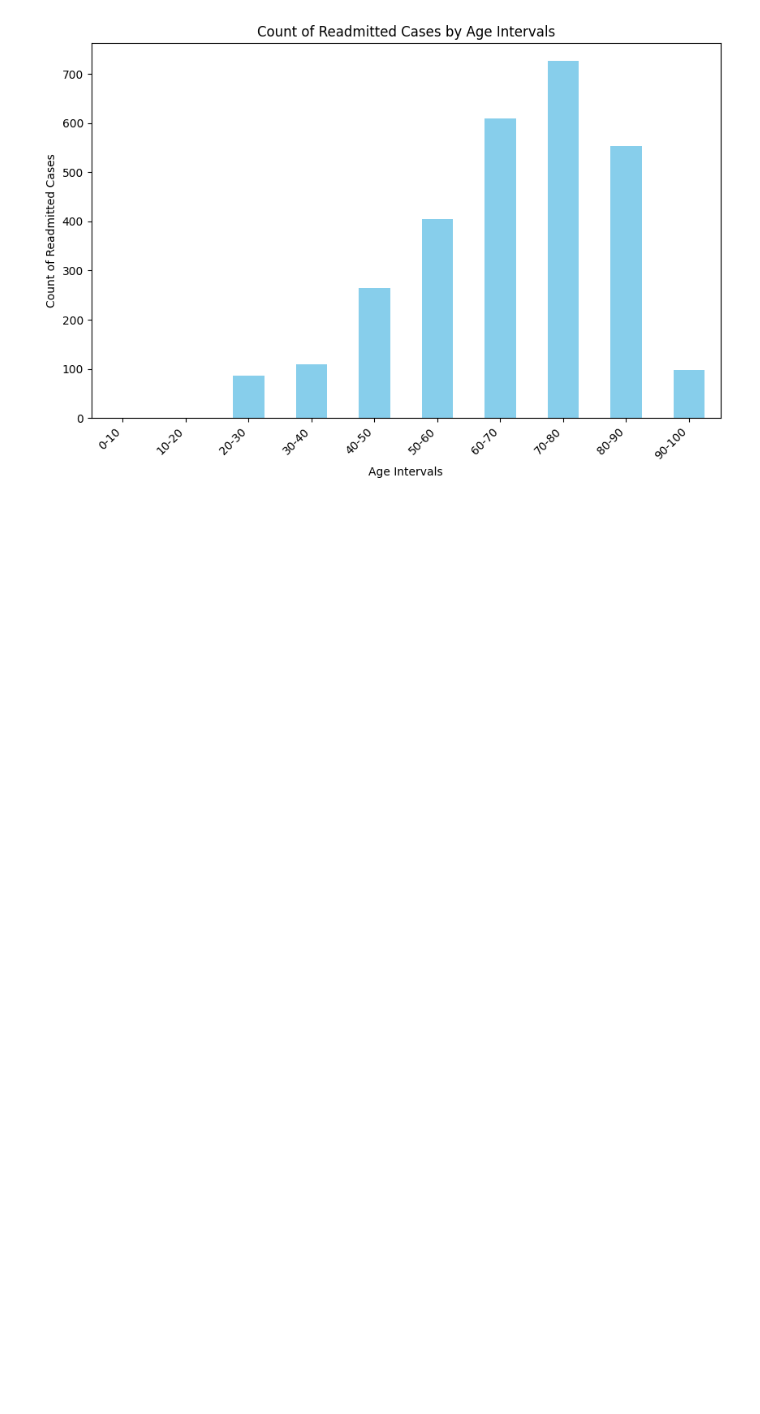
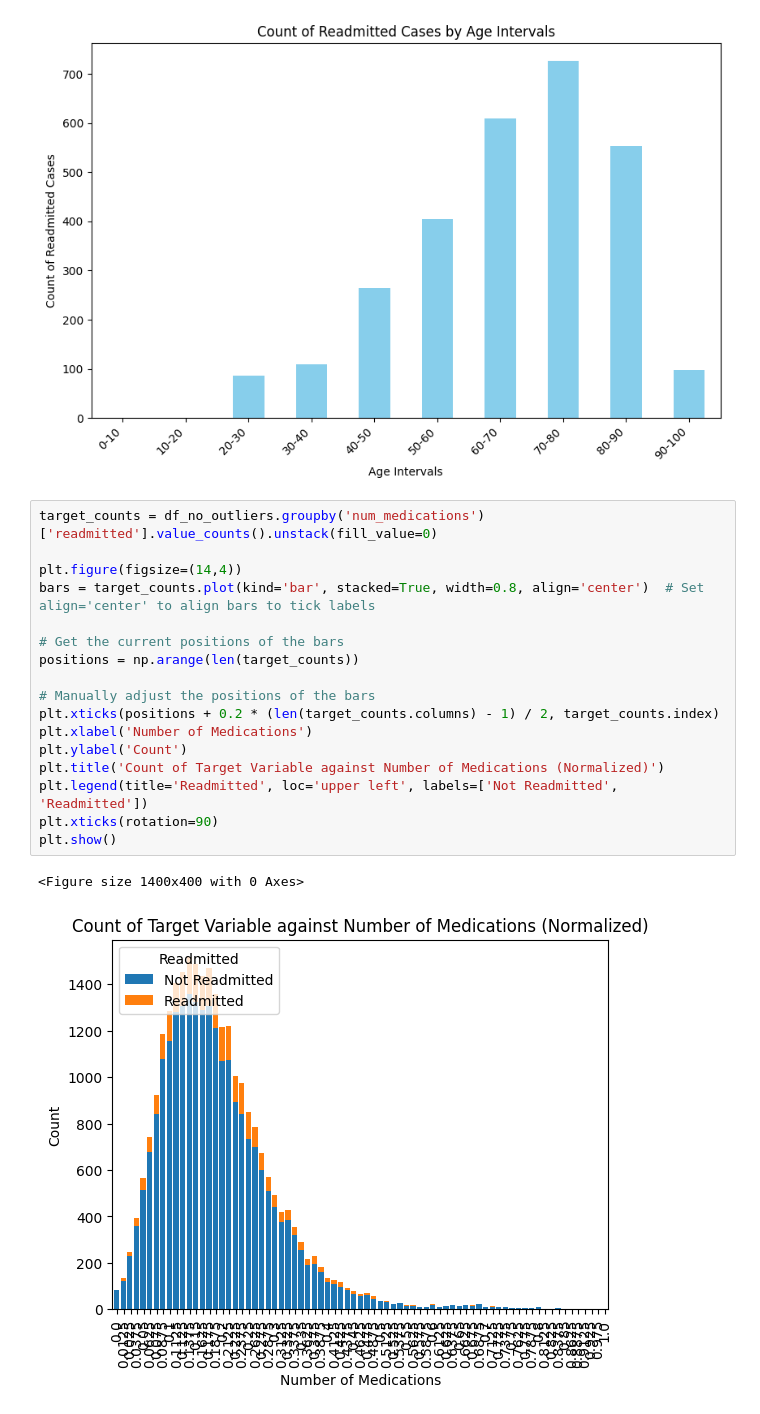
Before and after one commit to Raj-Vaghela/Patient-Readmission-Prediction-Google-Colab, a Jupyter notebook: BDPA_CW_Part_1.ipynb, the cells around one changed output. Drawn from its saved outputs; the diff is of its cells as text; blank space fills up the shorter version.

```diff
--- a/BDPA_CW_Part_1.ipynb
+++ b/BDPA_CW_Part_1.ipynb
@@ -222,6 +222,26 @@ plt.xticks(rotation=45, ha='right')
 plt.show()
 # %% [output]
 [figure]
+# %%
+target_counts = df_no_outliers.groupby('num_medications')['readmitted'].value_counts().unstack(fill_value=0)
+
+plt.figure(figsize=(14,4))
+bars = target_counts.plot(kind='bar', stacked=True, width=0.8, align='center')  # Set align='center' to align bars to tick labels
+
+# Get the current positions of the bars
+positions = np.arange(len(target_counts))
+
+# Manually adjust the positions of the bars
+plt.xticks(positions + 0.2 * (len(target_counts.columns) - 1) / 2, target_counts.index)
+plt.xlabel('Number of Medications')
+plt.ylabel('Count')
+plt.title('Count of Target Variable against Number of Medications (Normalized)')
+plt.legend(title='Readmitted', loc='upper left', labels=['Not Readmitted', 'Readmitted'])
+plt.xticks(rotation=90)
+plt.show()
+# %% [output]
+<Figure size 1400x400 with 0 Axes>
+[figure, added]
 # %%
 target_counts = df_no_outliers.groupby('num_medications')['readmitted'].value_counts().unstack(fill_value=0)
 
```
Also changed, not shown: parts of 3 cells of this notebook.
